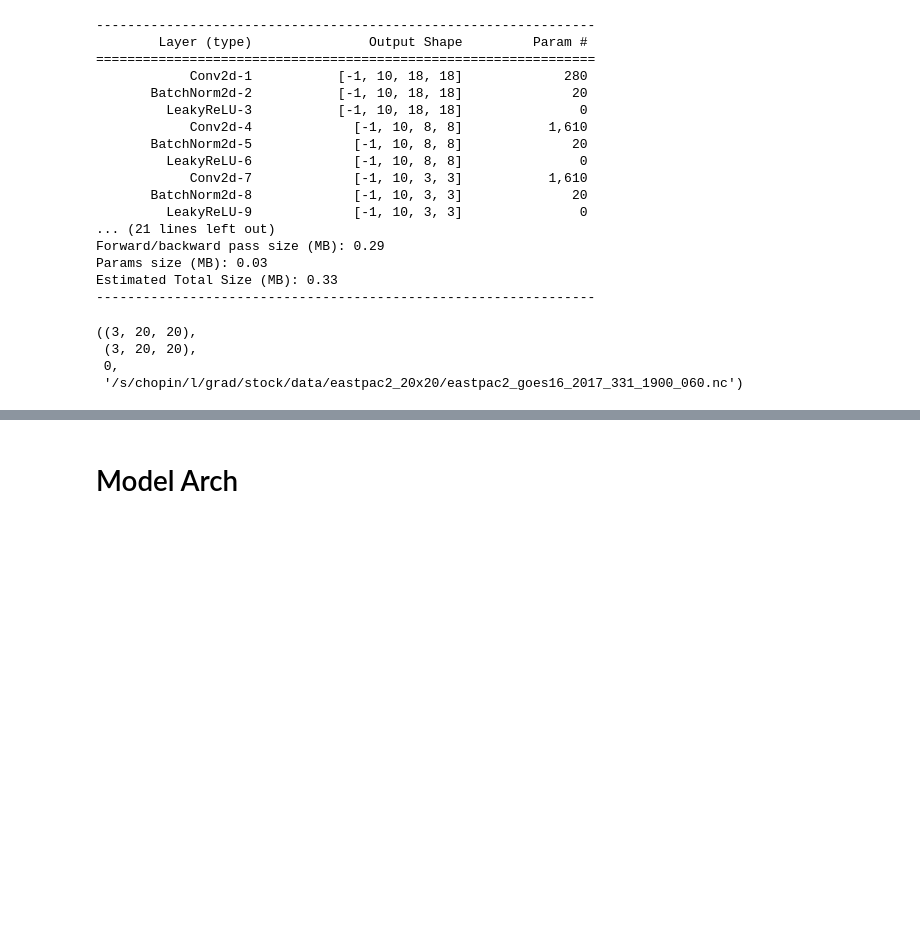
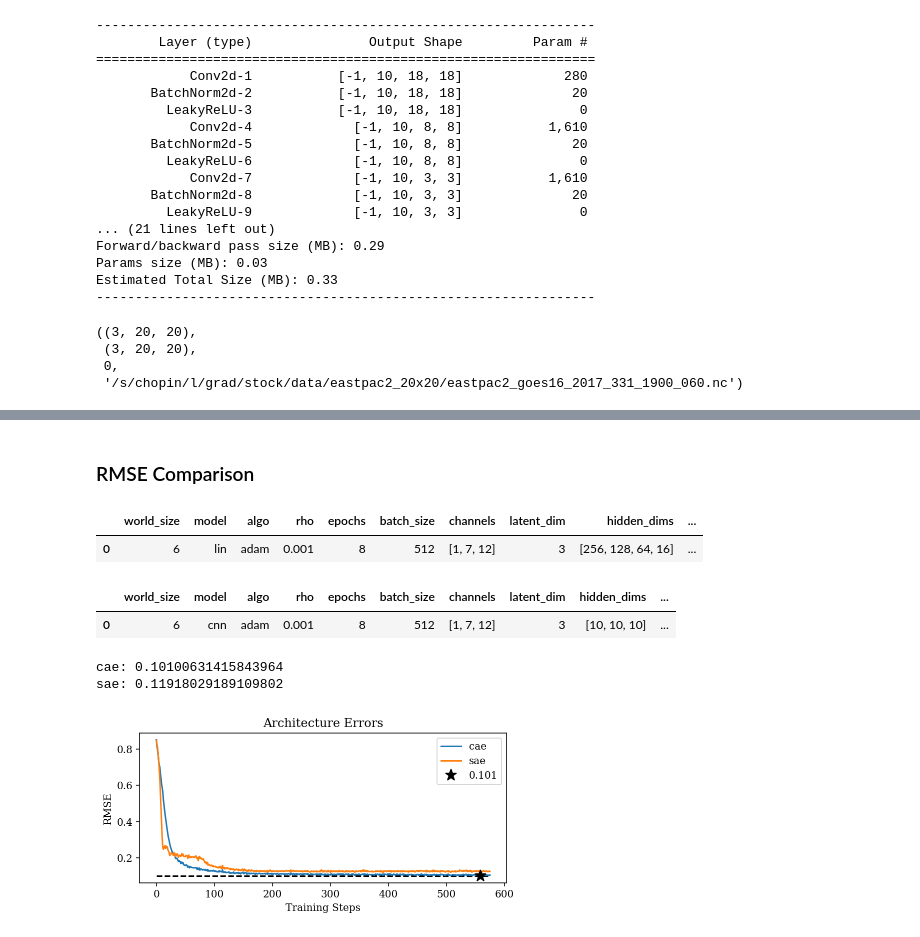
Before and after one commit to stockeh/goes-clustering-study, a Jupyter notebook: kmeans-autoencoder/notebooks/training-analysis.ipynb, the cells around one changed output, grey strips where cells are left out. Cells and saved outputs as stored; diff of their text form; code cells hidden in the pictures; blank space fills up the shorter version.

```diff
--- a/kmeans-autoencoder/notebooks/training-analysis.ipynb
+++ b/kmeans-autoencoder/notebooks/training-analysis.ipynb
@@ -531,2 +533,64 @@ fig.savefig('/s/chopin/l/grad/stock/data/media/cae-output.png', bbox_inches='tig
-# %% [markdown]
-# Model Arch
+# %% [markdown]
+### RMSE Comparison
+# %%
+sae = pd.read_csv('/s/chopin/l/grad/stock/data/results-best/sae/results.csv', index_col=[0])
+sae.error_trace = sae.error_trace.map(lambda x: ast.literal_eval(x))
+sae.head(10)
+# %% [output]
+|  | world_size | model | algo | rho | epochs | batch_size | channels | latent_dim | hidden_dims | ... |
+| 0 | 6 | lin | adam | 0.001 | 8 | 512 | [1, 7, 12] | 3 | [256, 128, 64, 16] | ... |
+# %%
+cae = pd.read_csv('/s/chopin/l/grad/stock/data/results-best/cae/results.csv', index_col=[0])
+cae.error_trace = cae.error_trace.map(lambda x: ast.literal_eval(x))
+cae.head(10)
+# %% [output]
+|  | world_size | model | algo | rho | epochs | batch_size | channels | latent_dim | hidden_dims | ... |
+| 0 | 6 | cnn | adam | 0.001 | 8 | 512 | [1, 7, 12] | 3 | [10, 10, 10] | ... |
+# %%
+top = 1
+max_len = 0
+
+fig = plt.figure(figsize=(6, 3))
+ax = fig.add_subplot(111)
+
+for i, row in cae.iterrows():
+    error = row.error_trace
+    ax.plot(error, label='cae')
+
+    top_index_temp = np.argmin(error)
+    top_temp = error[top_index_temp]
+    if top_temp < top:
+        top = top_temp
+        top_index = top_index_temp
+    max_len = max(max_len, len(error))
+    print('cae:', min(error))
+
+for i, row in sae.iterrows():
+    error = row.error_trace
+    ax.plot(error, label='sae')
+
+    top_index_temp = np.argmin(error)
+    top_temp = error[top_index_temp]
+    if top_temp < top:
+        top = top_temp
+        top_index = top_index_temp
+    max_len = max(max_len, len(error))
+    print('sae:', min(error))
+
+
+#! plot the model with the lowest _observed_ error
+ax.hlines(top, 0, max_len - 1, linestyle='dashed')
+ax.plot(top_index, top, 'k*', markersize=12, label=f'{top:.3f}')
+
+plt.legend();
+ax.set_xlabel('Training Steps')
+ax.set_ylabel('RMSE')
+ax.set_title('Architecture Errors')
+plt.tight_layout()
+
+
+# fig.savefig('/s/chopin/l/grad/stock/data/media/rmse-loss-cnn.pdf', dpi=600);
+# %% [output]
+cae: 0.10100631415843964
+sae: 0.11918029189109802
+[figure, added]
```
Also changed, not shown: parts of 5 cells of this notebook, 1 other file.
